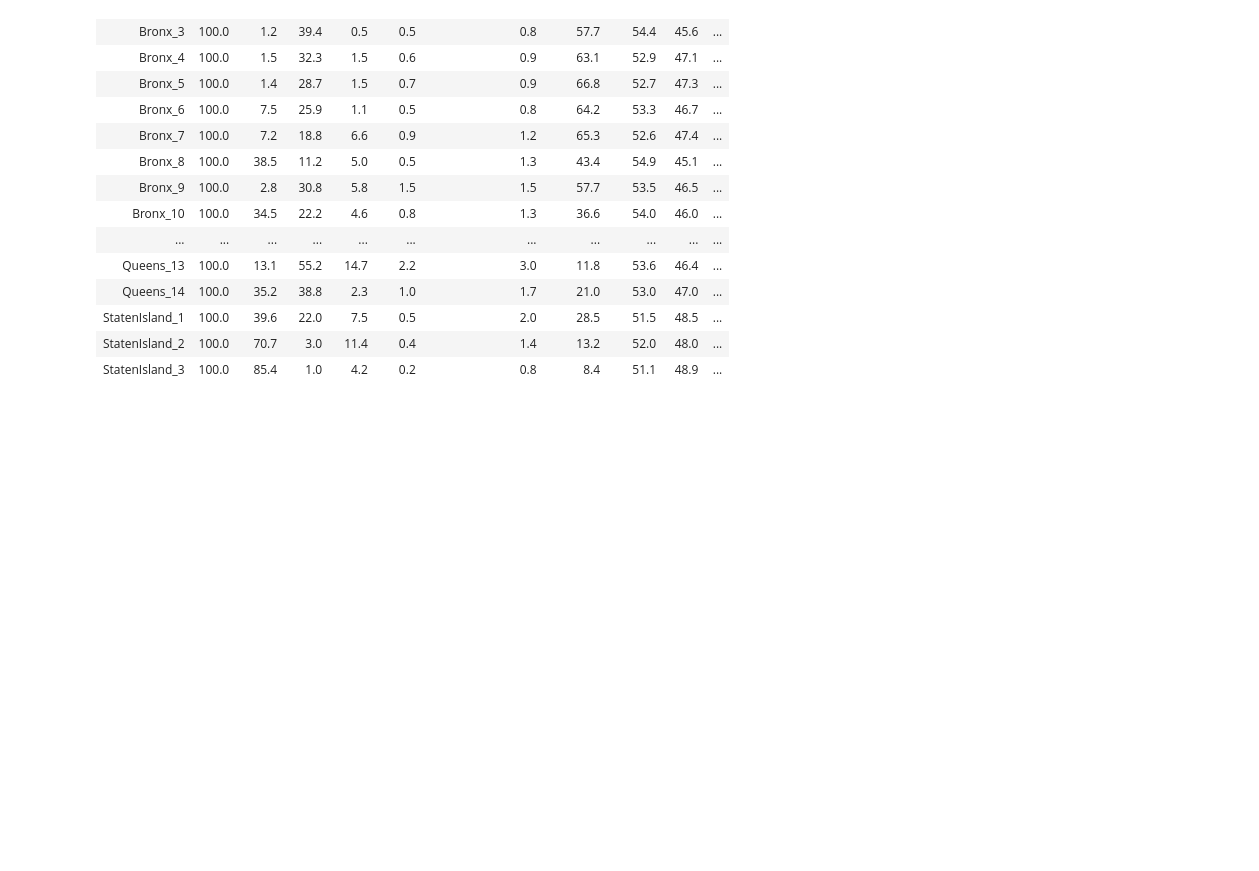
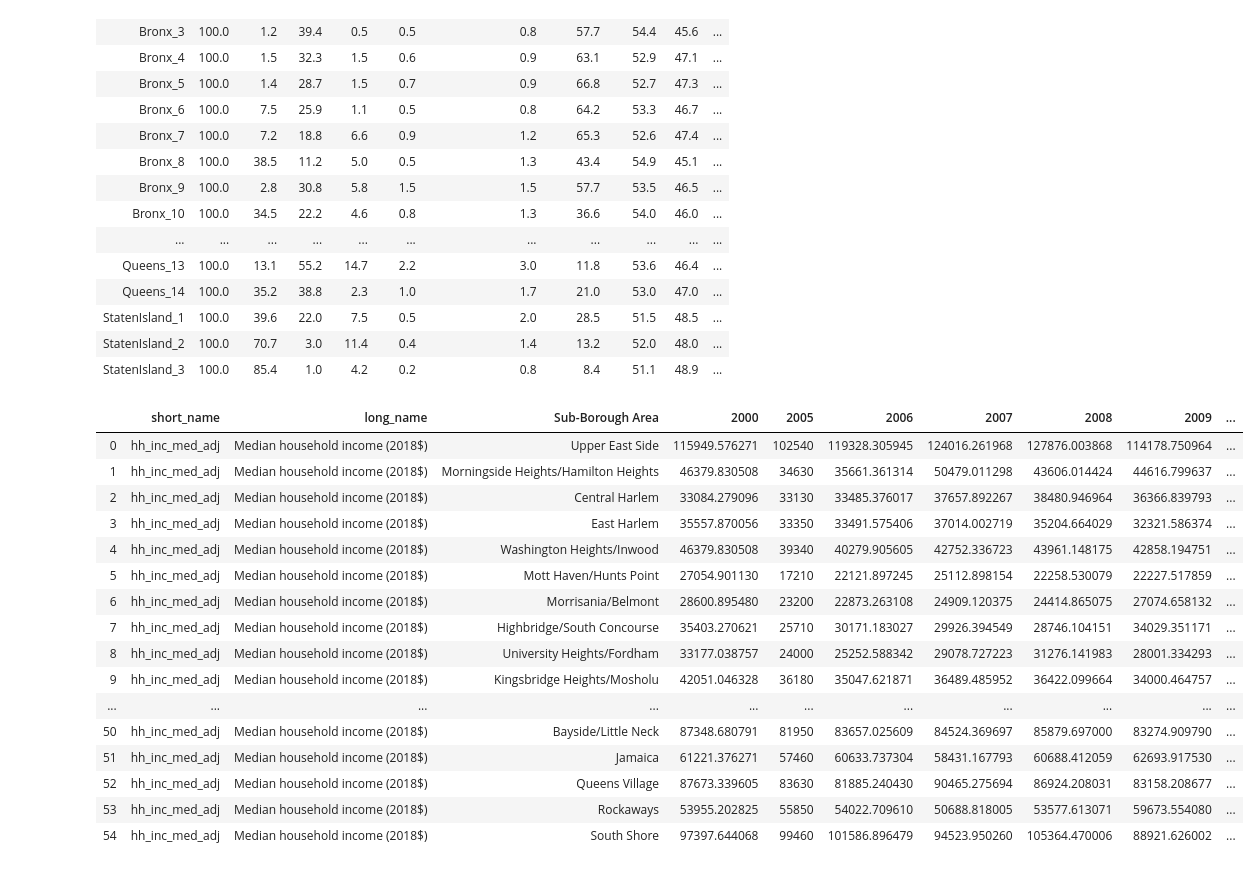
Before and after one commit to lkahlon9/fare_evasion, a Jupyter notebook: demo_by_district.ipynb, the cells around one changed output. Drawn from its saved outputs; the diff is of its cells as text; code cells hidden in the pictures; blank space fills up the shorter version.

Commit message:
Median Household Income by District

```diff
--- a/demo_by_district.ipynb
+++ b/demo_by_district.ipynb
@@ -215,3 +211,25 @@ frame_percentages
 | StatenIsland_1 | 100.0 | 39.6 | 22.0 | 7.5 | 0.5 | 2.0 | 28.5 | 51.5 | 48.5 | ... |
 | StatenIsland_2 | 100.0 | 70.7 | 3.0 | 11.4 | 0.4 | 1.4 | 13.2 | 52.0 | 48.0 | ... |
 | StatenIsland_3 | 100.0 | 85.4 | 1.0 | 4.2 | 0.2 | 0.8 | 8.4 | 51.1 | 48.9 | ... |
+# %%
+household_income = pd.read_csv('sub-borougharea-medianhouseholdincome2018.csv')
+# %%
+household_income
+# %% [output]
+|  | short_name | long_name | Sub-Borough Area | 2000 | 2005 | 2006 | 2007 | 2008 | 2009 | ... |
+| 0 | hh_inc_med_adj | Median household income (2018$) | Upper East Side | 115949.576271 | 102540 | 119328.305945 | 124016.261968 | 127876.003868 | 114178.750964 | ... |
+| 1 | hh_inc_med_adj | Median household income (2018$) | Morningside Heights/Hamilton Heights | 46379.830508 | 34630 | 35661.361314 | 50479.011298 | 43606.014424 | 44616.799637 | ... |
+| 2 | hh_inc_med_adj | Median household income (2018$) | Central Harlem | 33084.279096 | 33130 | 33485.376017 | 37657.892267 | 38480.946964 | 36366.839793 | ... |
+| 3 | hh_inc_med_adj | Median household income (2018$) | East Harlem | 35557.870056 | 33350 | 33491.575406 | 37014.002719 | 35204.664029 | 32321.586374 | ... |
+| 4 | hh_inc_med_adj | Median household income (2018$) | Washington Heights/Inwood | 46379.830508 | 39340 | 40279.905605 | 42752.336723 | 43961.148175 | 42858.194751 | ... |
+| 5 | hh_inc_med_adj | Median household income (2018$) | Mott Haven/Hunts Point | 27054.901130 | 17210 | 22121.897245 | 25112.898154 | 22258.530079 | 22227.517859 | ... |
+| 6 | hh_inc_med_adj | Median household income (2018$) | Morrisania/Belmont | 28600.895480 | 23200 | 22873.263108 | 24909.120375 | 24414.865075 | 27074.658132 | ... |
+| 7 | hh_inc_med_adj | Median household income (2018$) | Highbridge/South Concourse | 35403.270621 | 25710 | 30171.183027 | 29926.394549 | 28746.104151 | 34029.351171 | ... |
+| 8 | hh_inc_med_adj | Median household income (2018$) | University Heights/Fordham | 33177.038757 | 24000 | 25252.588342 | 29078.727223 | 31276.141983 | 28001.334293 | ... |
+| 9 | hh_inc_med_adj | Median household income (2018$) | Kingsbridge Heights/Mosholu | 42051.046328 | 36180 | 35047.621871 | 36489.485952 | 36422.099664 | 34000.464757 | ... |
+| ... | ... | ... | ... | ... | ... | ... | ... | ... | ... | ... |
+| 50 | hh_inc_med_adj | Median household income (2018$) | Bayside/Little Neck | 87348.680791 | 81950 | 83657.025609 | 84524.369697 | 85879.697000 | 83274.909790 | ... |
+| 51 | hh_inc_med_adj | Median household income (2018$) | Jamaica | 61221.376271 | 57460 | 60633.737304 | 58431.167793 | 60688.412059 | 62693.917530 | ... |
+| 52 | hh_inc_med_adj | Median household income (2018$) | Queens Village | 87673.339605 | 83630 | 81885.240430 | 90465.275694 | 86924.208031 | 83158.208677 | ... |
+| 53 | hh_inc_med_adj | Median household income (2018$) | Rockaways | 53955.202825 | 55850 | 54022.709610 | 50688.818005 | 53577.613071 | 59673.554080 | ... |
+| 54 | hh_inc_med_adj | Median household income (2018$) | South Shore | 97397.644068 | 99460 | 101586.896479 | 94523.950260 | 105364.470006 | 88921.626002 | ... |
```
Also changed, not shown: parts of 6 cells of this notebook, 2 other files.
